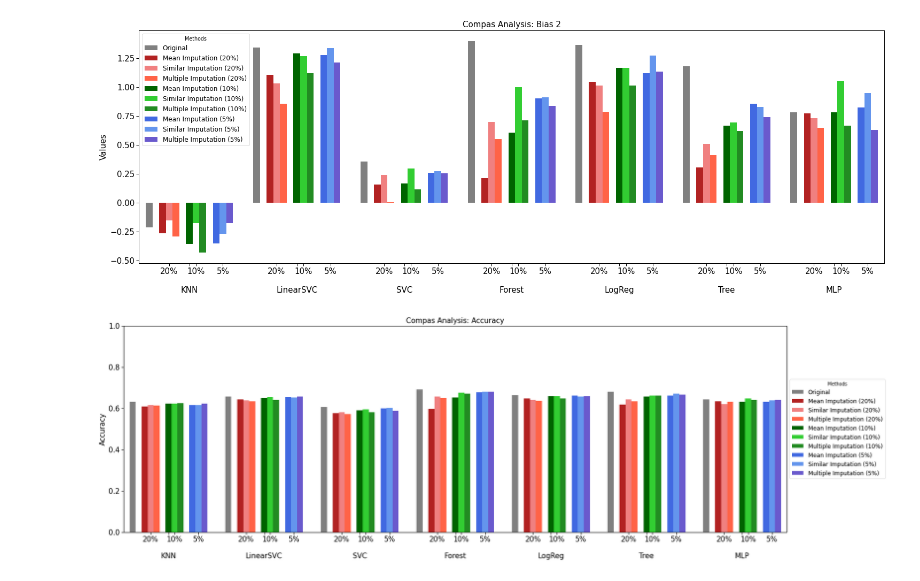
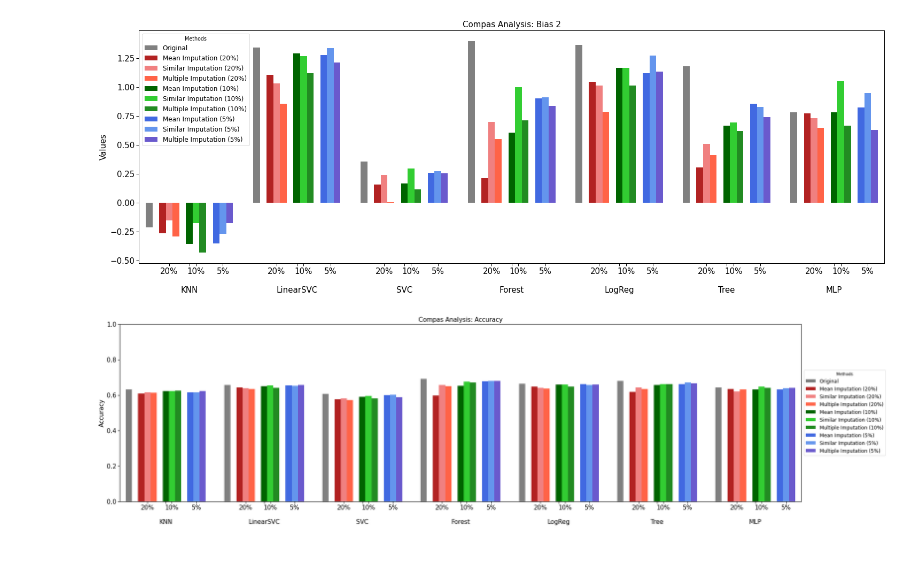
Before and after one commit to teamclouday/DataImputation, a Jupyter notebook: compas_analysis.ipynb, the cells around one changed output. Cells and saved outputs as stored; diff of their text form; code cells hidden in the pictures.

Commit message:
update graph

```diff
--- a/compas_analysis.ipynb
+++ b/compas_analysis.ipynb
@@ -640,31 +640,31 @@ plt.show()
 # %% [output]
 [figure]
 # %%
-fig = plt.figure(figsize=(25, 8))
+fig = plt.figure(figsize=(30, 8))
 fig.patch.set_alpha(1.0)
 ax = fig.add_subplot(111)
 ax.tick_params(labelsize=15)
 plt.title("Compas Analysis: Accuracy", fontsize=15)
 plot_basic_pos = np.arange(len(classifiers)) * 16
 plot_additional_pos = [0, 2, 3, 4, 6, 7, 8, 10, 11, 12]
 plot_xticks_pos = np.array([np.array([3.5, 6.5, 7.5, 11.5]) + m for m in plot_basic_pos]).ravel().tolist()
 plot_xtick_labels = np.array([["20%", "\n\n{}".format(name), "10%", "5%"] for name in classifiers]).ravel().tolist()
 plot_data = []
 for clf_name in classifiers:
     dd = pd.read_csv(os.path.join("compas_analysis", clf_name, "accuracy.csv"), index_col=0)
     avg = dd.loc["Average"].tolist()
     plot_data.append(avg)
 plot_data = np.array(plot_data).T
 plot_barcolors = ["grey", "firebrick", "lightcoral", "tomato", "darkgreen", "limegreen", "forestgreen", "royalblue", "cornflowerblue", "slateblue"]
 for (i, method) in enumerate(methods):
     ax.bar(plot_basic_pos + plot_additional_pos[i] + 0.5, plot_data[i], 1, label=method, color=plot_barcolors[i])
 plt.xticks(plot_xticks_pos)
 ax.set_xticklabels(plot_xtick_labels)
 plt.ylabel("Accuracy", fontsize=15)
 plt.xlim([-1, 16*len(classifiers) - 2])
 plt.ylim([0.0, 1.0])
 plt.legend(title="Methods", loc="center left", prop={"size": 12}, bbox_to_anchor=(1, 0.5))
 plt.savefig("accuracy.png", transparent=False)
 plt.show()
 # %% [output]
-[figure, old version]
+[figure, new version]
```
Also changed, not shown: 1 other file.
